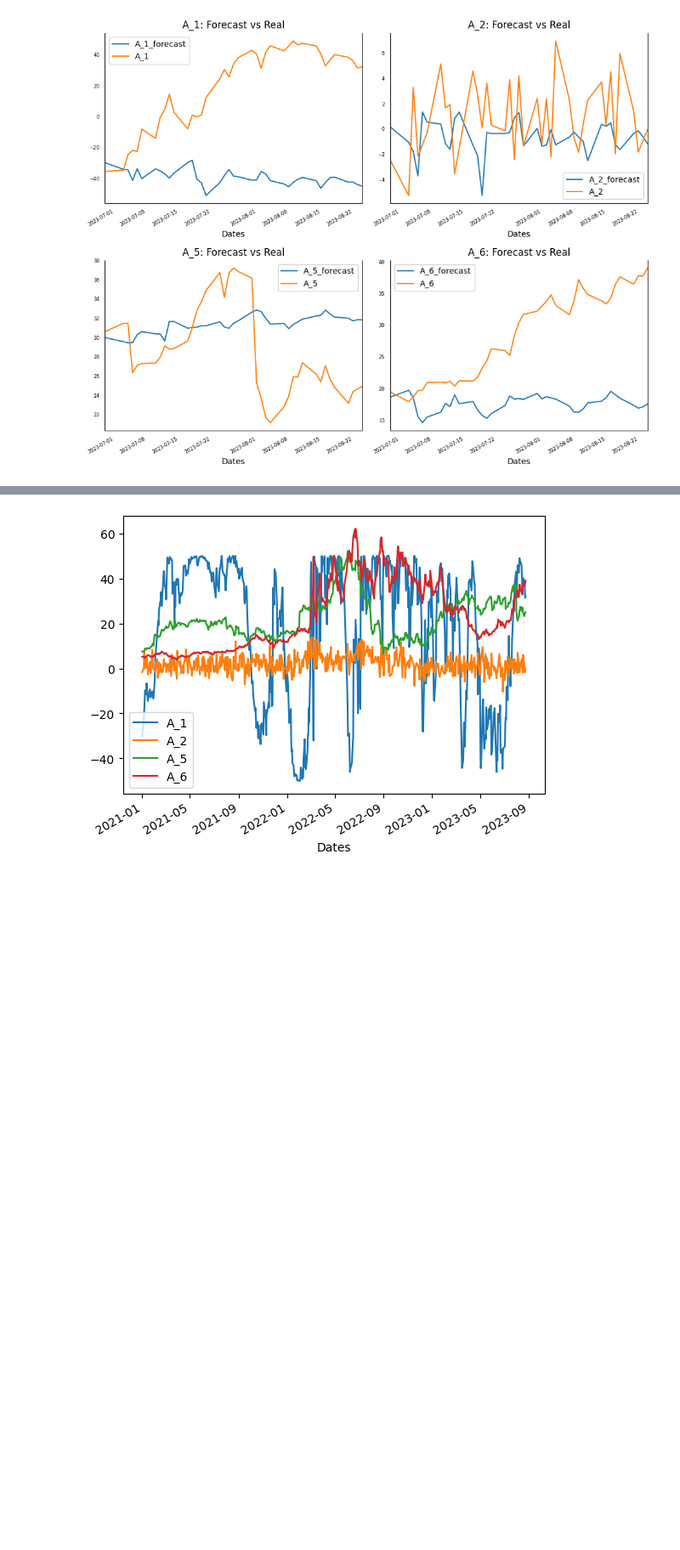
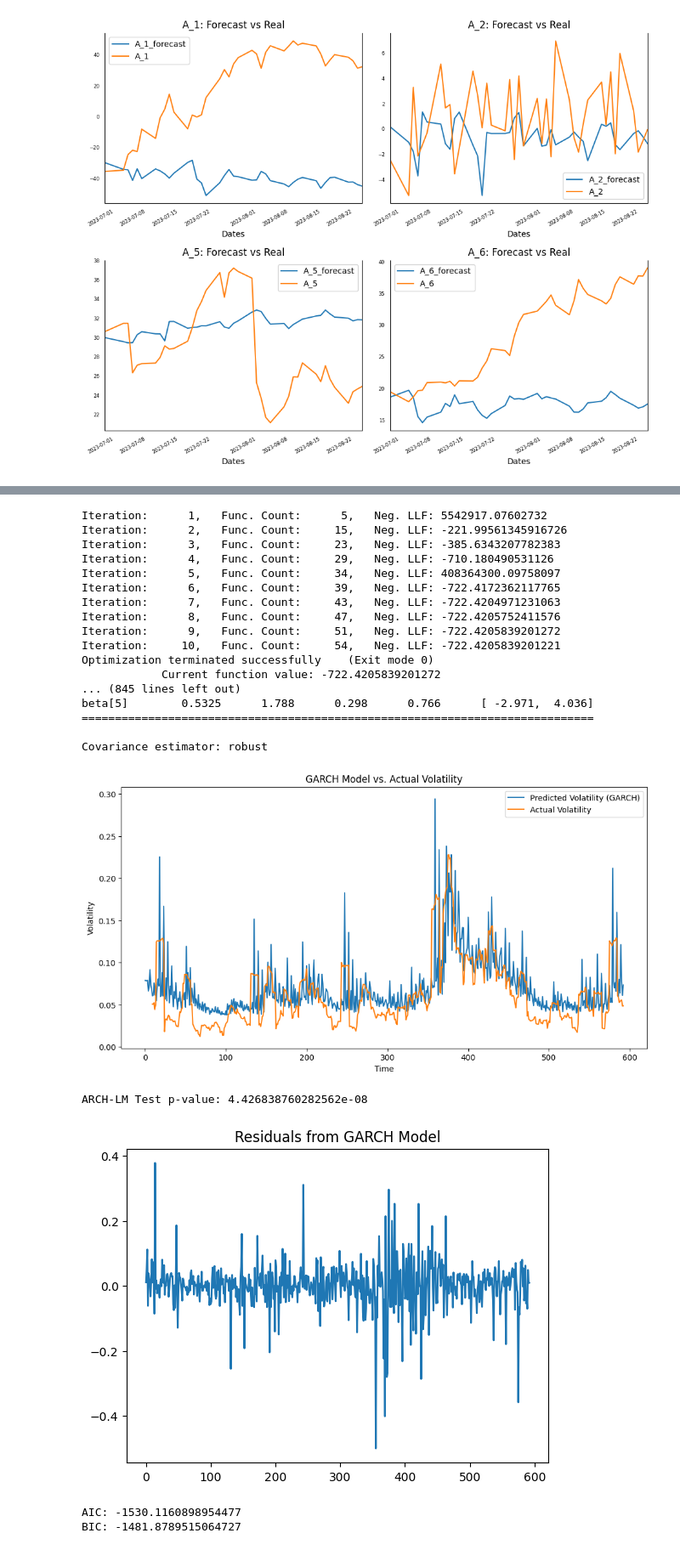
Before and after one commit to xfce1/Personal, a Jupyter notebook: DV/answers.ipynb, the cells around one changed output, grey strips where cells are left out. Shown at 85% size. Cells and saved outputs as stored; diff of their text form; code cells hidden in the pictures; blank space fills up the shorter version.

```diff
--- a/DV/answers.ipynb
+++ b/DV/answers.ipynb
@@ -446,0 +428,24 @@ print(pvalue)
+# %%
+# Visualise normalised data and volatility to analyse pattern
+
+def plots(df):
+    normalized_df=(df-df.mean())/df.std()
+    fig = px.line(normalized_df, x=normalized_df.index, y=normalized_df.columns, title=f'Plots')
+    fig.update_layout(xaxis_title='Date', yaxis_title='Value')
+    fig.show()
+
+
+def plot_rolling_std(df, window_size=30):
+    rolling_std = df.rolling(window=window_size).std()
+    normalized_df=(rolling_std-rolling_std.mean())/rolling_std.std()
+    fig = px.line(normalized_df, x=normalized_df.index, y=normalized_df.columns, title=f'Rolling Standard Deviation (Window Size: {window_size})')
+    fig.update_layout(xaxis_title='Date', yaxis_title='Standard Deviation')
+    fig.show()
+
+df = get_data()
+plots(df)
+plot_rolling_std(df,window_size=30)
+
+df = get_data()
+for col in ["A_5","A_6"]:
+    plot_pacf(df[col])
@@ -447,7 +581,26 @@ print(pvalue)
 # %%
 df = get_data()
-df = df[["A_1","A_2","A_5","A_6"]]
-df.plot()
-plt.show()
+predict_garch(df,"A_5")
 # %% [output]
+Iteration:      1,   Func. Count:      5,   Neg. LLF: 5542917.07602732
+Iteration:      2,   Func. Count:     15,   Neg. LLF: -221.99561345916726
+Iteration:      3,   Func. Count:     23,   Neg. LLF: -385.6343207782383
+Iteration:      4,   Func. Count:     29,   Neg. LLF: -710.180490531126
+Iteration:      5,   Func. Count:     34,   Neg. LLF: 408364300.09758097
+Iteration:      6,   Func. Count:     39,   Neg. LLF: -722.4172362117765
+Iteration:      7,   Func. Count:     43,   Neg. LLF: -722.4204971231063
+Iteration:      8,   Func. Count:     47,   Neg. LLF: -722.4205752411576
+Iteration:      9,   Func. Count:     51,   Neg. LLF: -722.4205839201272
+Iteration:     10,   Func. Count:     54,   Neg. LLF: -722.4205839201221
+Optimization terminated successfully    (Exit mode 0)
+            Current function value: -722.4205839201272
+... (845 lines left out)
+beta[5]        0.5325      1.788      0.298      0.766      [ -2.971,  4.036]
+=============================================================================
+
+Covariance estimator: robust
-[figure, old version]
+[figure, new version]
+ARCH-LM Test p-value: 4.426838760282562e-08
+[figure, added]
+AIC: -1530.1160898954477
+BIC: -1481.8789515064727
```
Also changed, not shown: parts of 21 cells of this notebook.
